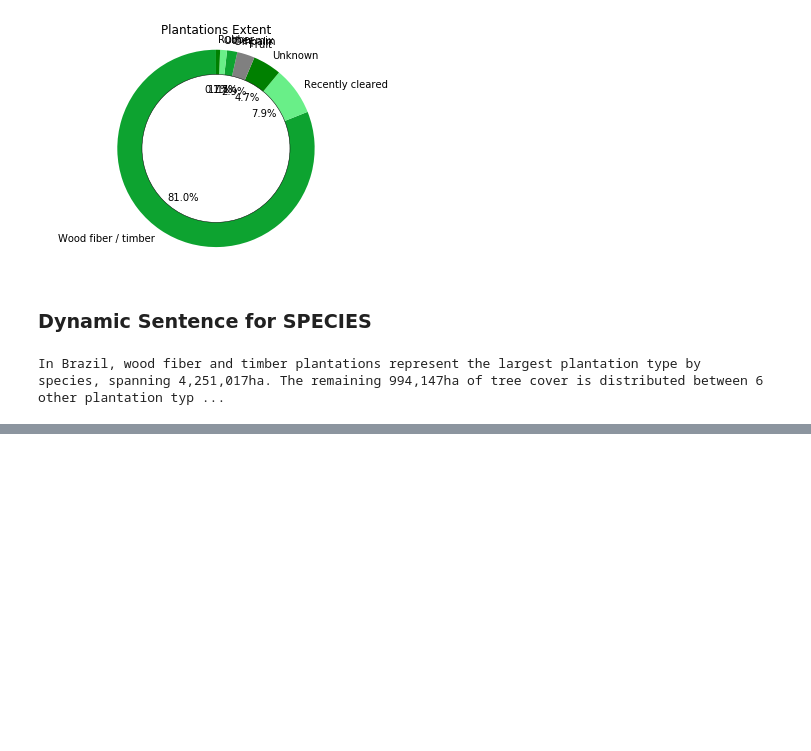
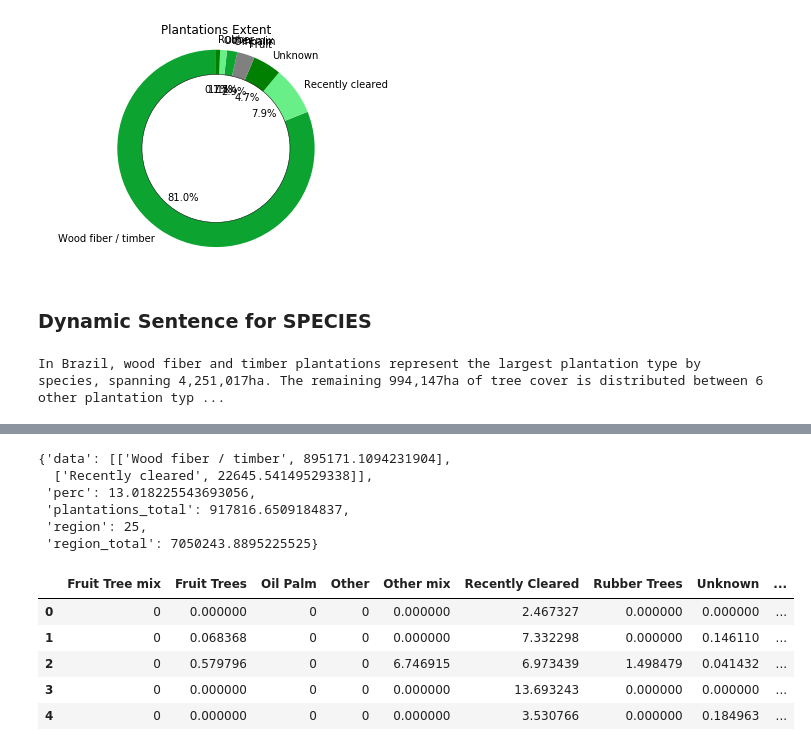
Before and after one commit to Vizzuality/data_sci_tutorials, a Jupyter notebook: work/Country_pages_examples.ipynb, the cells around one changed output, grey strips where cells are left out. Cells and saved outputs as stored; diff of their text form; code cells hidden in the pictures; blank space fills up the shorter version.

```diff
--- a/work/Country_pages_examples.ipynb
+++ b/work/Country_pages_examples.ipynb
@@ -2819,0 +3105,14 @@ In Brazil, wood fiber and timber plantations represent the largest plantation ty
+# %%
+# Gets plantation areas by species, for each subregion
+url = f"https://production-api.globalforestwatch.org/v1/query/{ds}"
+
+sql = (f"SELECT SUM(area_extent) AS plantation_extent FROM {ds} WHERE iso = 'BRA' "
+       f"AND thresh = 0 AND polyname = 'plantations' "
+       f"GROUP BY adm1, bound2 ORDER BY plantation_extent DESC")
+
+properties = {"sql": sql}
+r = requests.get(url, params = properties)
+print(r.url)
+print(f'Status: {r.status_code}')
+plantations_areas = r.json().get('data')
+plantations_areas[0:3]
@@ -2819,0 +3132,12 @@ In Brazil, wood fiber and timber plantations represent the largest plantation ty
+# %%
+#Sort regions by % area of plantations (DESC)
+
+sorted_list = sorted(plantations_json, key=lambda k: k['perc'], reverse=True)
+sorted_list[0]
+# %% [output]
+{'data': [['Wood fiber / timber', 895171.1094231904],
+  ['Recently cleared', 22645.54149529338]],
+ 'perc': 13.018225543693056,
+ 'plantations_total': 917816.6509184837,
+ 'region': 25,
+ 'region_total': 7050243.8895225525}
@@ -2819,0 +3285,11 @@ In Brazil, wood fiber and timber plantations represent the largest plantation ty
+# %%
+#Creates dataframe to visualise data
+df = pd.DataFrame(data=d)
+df
+# %% [output]
+|  | Fruit Tree mix | Fruit Trees | Oil Palm | Other | Other mix | Recently Cleared | Rubber Trees | Unknown | ... |
+| 0 | 0 | 0.000000 | 0 | 0 | 0.000000 | 2.467327 | 0.000000 | 0.000000 | ... |
+| 1 | 0 | 0.068368 | 0 | 0 | 0.000000 | 7.332298 | 0.000000 | 0.146110 | ... |
+| 2 | 0 | 0.579796 | 0 | 0 | 6.746915 | 6.973439 | 1.498479 | 0.041432 | ... |
+| 3 | 0 | 0.000000 | 0 | 0 | 0.000000 | 13.693243 | 0.000000 | 0.000000 | ... |
+| 4 | 0 | 0.000000 | 0 | 0 | 0.000000 | 3.530766 | 0.000000 | 0.184963 | ... |
```
Also changed, not shown: parts of 23 cells of this notebook.
